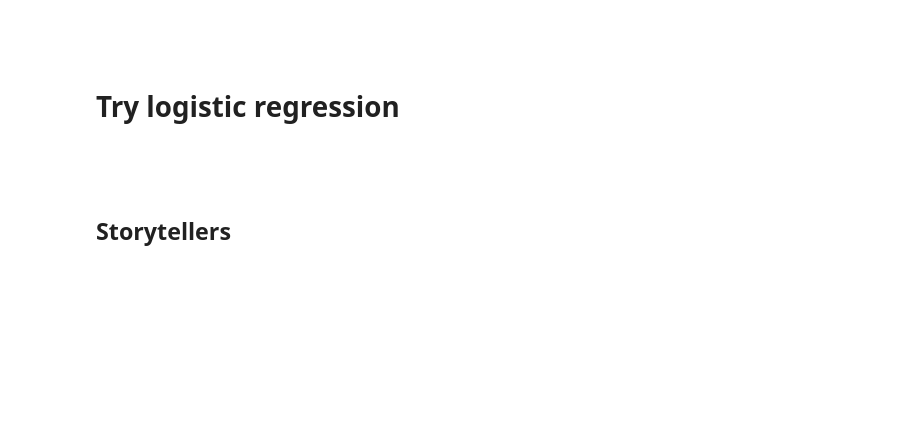
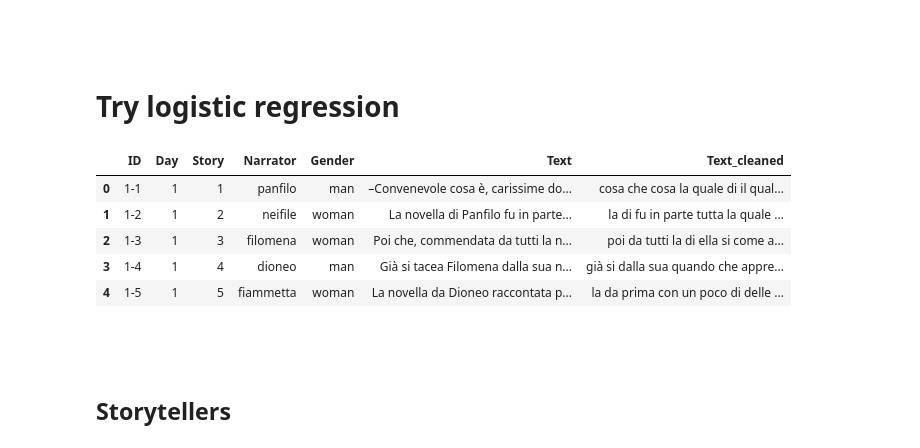
Before and after one commit to pasta41/decameron, a Jupyter notebook: maria/explore_lr_and_topics.ipynb, the cells around one changed output. Saved outputs shown, nothing was run; the diff lists cells and outputs as text; code cells hidden in the pictures; blank space fills up the shorter version.

```diff
--- a/maria/explore_lr_and_topics.ipynb
+++ b/maria/explore_lr_and_topics.ipynb
@@ -290,3 +298,26 @@ plot_categories_by_topics_heatmap(training_genders,
+# %%
+use_top_n_words = False
+n = 200
+
+top_n_words = get_top_n_words(n)
+
+def keep_top_n_words(text):
+    #text = decameron_df.iloc[0]["Text"].split()
+    text = text.split()
+    text = [word.lower() for word in text]
+    text_cleaned = [word for word in text if word in top_n_words]
+    return " ".join(text_cleaned)
+
+decameron_df["Text_cleaned"] = decameron_df.apply(lambda x: keep_top_n_words(x["Text"]), axis=1)
+
+decameron_df.head()
+# %% [output]
+|  | ID | Day | Story | Narrator | Gender | Text | Text_cleaned |
+| 0 | 1-1 | 1 | 1 | panfilo | man | –Convenevole cosa è, carissime do... | cosa che cosa la quale di il qual... |
+| 1 | 1-2 | 1 | 2 | neifile | woman | La novella di Panfilo fu in parte... | la di fu in parte tutta la quale ... |
+| 2 | 1-3 | 1 | 3 | filomena | woman | Poi che, commendata da tutti la n... | poi da tutti la di ella si come a... |
+| 3 | 1-4 | 1 | 4 | dioneo | man | Già si tacea Filomena dalla sua n... | già si dalla sua quando che appre... |
+| 4 | 1-5 | 1 | 5 | fiammetta | woman | La novella da Dioneo raccontata p... | la da prima con un poco di delle ... |
 # %%
 # first, we want to split into train and test datasets
 # for training, we want to make sure that we have chunked into
```
Also changed, not shown: parts of 10 cells of this notebook, 1 other file.
